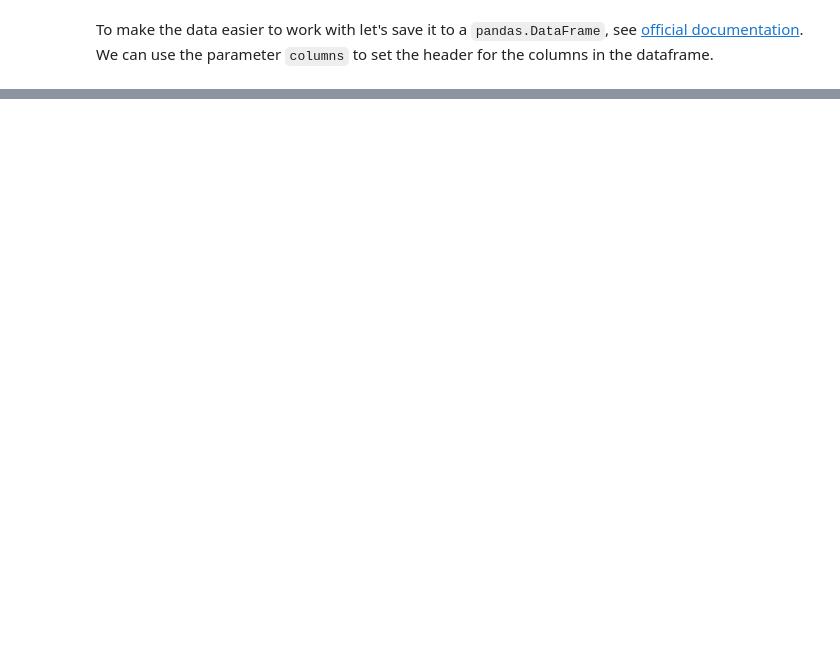
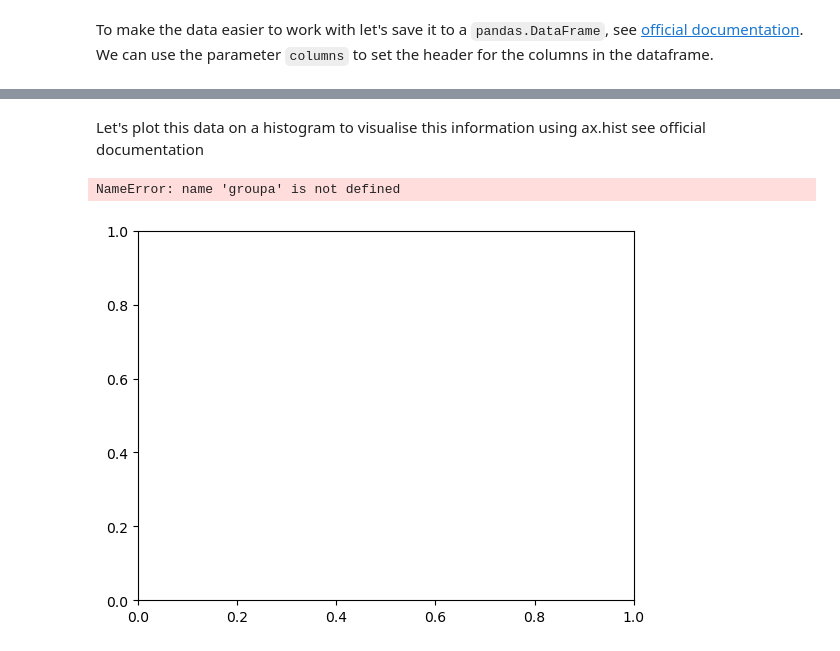
Before and after one commit to kknb1982/applied_statistics, a Jupyter notebook: problems.ipynb, the cells around one changed output, grey strips where cells are left out. Drawn from its saved outputs; the diff is of its cells as text; code cells hidden in the pictures; blank space fills up the shorter version.

```diff
--- a/problems.ipynb
+++ b/problems.ipynb
@@ -812,0 +860,21 @@ SyntaxError: unterminated string literal (detected at line 7) (1652392023.py, li
+# %%
+# Create two groups of normally distributed data
+# https://numpy.org/doc/stable/reference/random/generated/numpy.random.normal.html
+groupa = np.random.normal(0.0, 1.0, 30)
+groupb = np.random.normal(1.0, 1.0, 30)
+
+# Show the groups
+groupa, groupb
+# %% [markdown]
+Let's plot this data on a histogram to visualise this information using ax.hist see official documentation
+# %%
+# New axes.
+fig, ax = plt.subplots()
+
+# Plot the two groups
+ax.hist(groupa, alpha=0.5, label='Group A (mean=0.0)', bins=15, density=True)
+ax.hist(groupb, alpha=0.5, label='Group B (mean)=1.0)', bins=15, density=True)
+ax.legend()
+# %% [output]
+NameError: name 'groupa' is not defined
+[figure, added]
```
Also changed, not shown: parts of 58 cells of this notebook.
